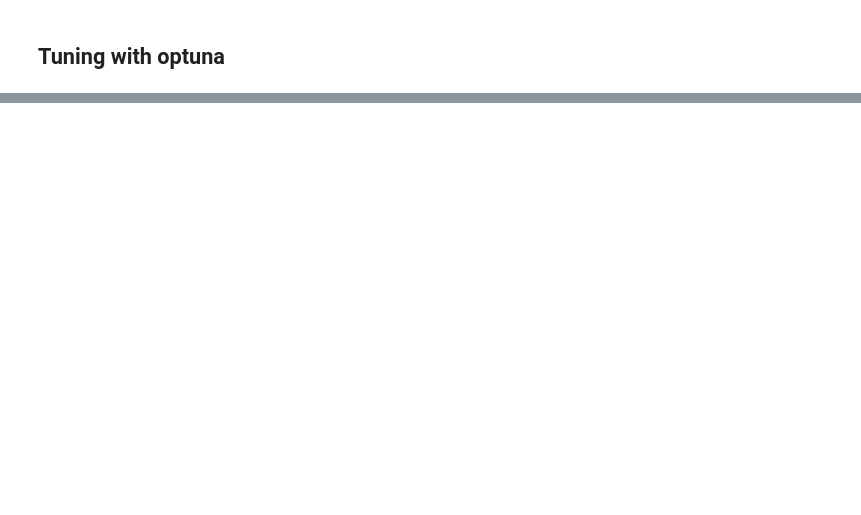
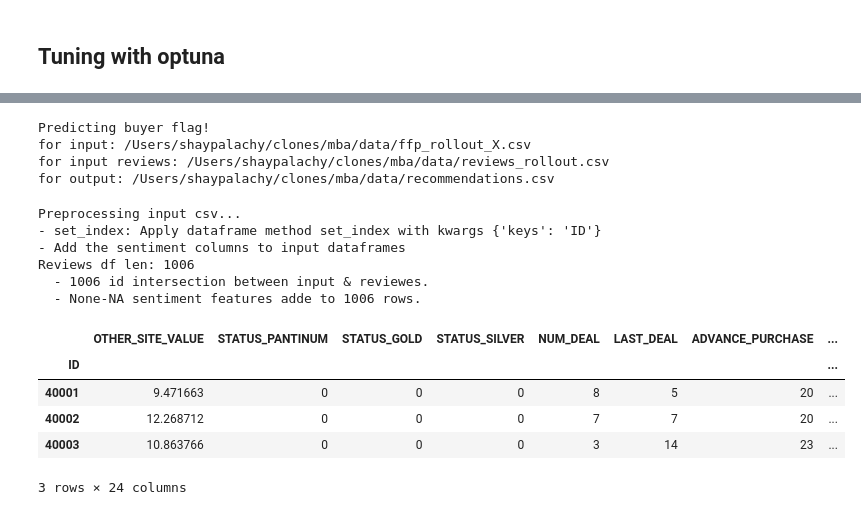
Before and after one commit to shaypal5/mba_ds_project, a Jupyter notebook: notebooks/pycaret_play.ipynb, the cells around one changed output, grey strips where cells are left out. Drawn from its saved outputs; the diff is of its cells as text; code cells hidden in the pictures; blank space fills up the shorter version.

```diff
--- a/notebooks/pycaret_play.ipynb
+++ b/notebooks/pycaret_play.ipynb
@@ -594,0 +426,38 @@ tuned_gbc_res = predict_model(tuned_gbc)
+# %%
+input_fpath = get_ffp_rollout_fpath()
+input_reviews_fpath = get_reviews_rollout_fpath()
+output_fpath = get_recommendations_fpath()
+print("Predicting buyer flag!")
+print(f"for input: {input_fpath}")
+print(f"for input reviews: {input_reviews_fpath}")
+print(f"for output: {output_fpath}")
+# %% [output]
+Predicting buyer flag!
+for input: /Users/shaypalachy/clones/mba/data/ffp_rollout_X.csv
+for input reviews: /Users/shaypalachy/clones/mba/data/reviews_rollout.csv
+for output: /Users/shaypalachy/clones/mba/data/recommendations.csv
+# %%
+print("Reading input csv...")
+input_df = pd.read_csv(input_fpath)
+print("Preprocessing input csv...")
+input_df = pline.transform(
+    X=input_df,
+    verbose=True,
+    context={ContextKey.REVIEWS_FPATH: input_reviews_fpath}
+)
+# %% [output]
+Preprocessing input csv...
+- set_index: Apply dataframe method set_index with kwargs {'keys': 'ID'}
+- Add the sentiment columns to input dataframes
+Reviews df len: 1006
+  - 1006 id intersection between input & reviewes.
+  - None-NA sentiment features adde to 1006 rows.
+# %%
+input_df.head(3)
+# %% [output]
+|  | OTHER_SITE_VALUE | STATUS_PANTINUM | STATUS_GOLD | STATUS_SILVER | NUM_DEAL | LAST_DEAL | ADVANCE_PURCHASE | ... |
+| ID |  |  |  |  |  |  |  | ... |
+| 40001 | 9.471663 | 0 | 0 | 0 | 8 | 5 | 20 | ... |
+| 40002 | 12.268712 | 0 | 0 | 0 | 7 | 7 | 20 | ... |
+| 40003 | 10.863766 | 0 | 0 | 0 | 3 | 14 | 23 | ... |
+3 rows × 24 columns
```
Also changed, not shown: parts of 42 cells of this notebook, 12 other files.
